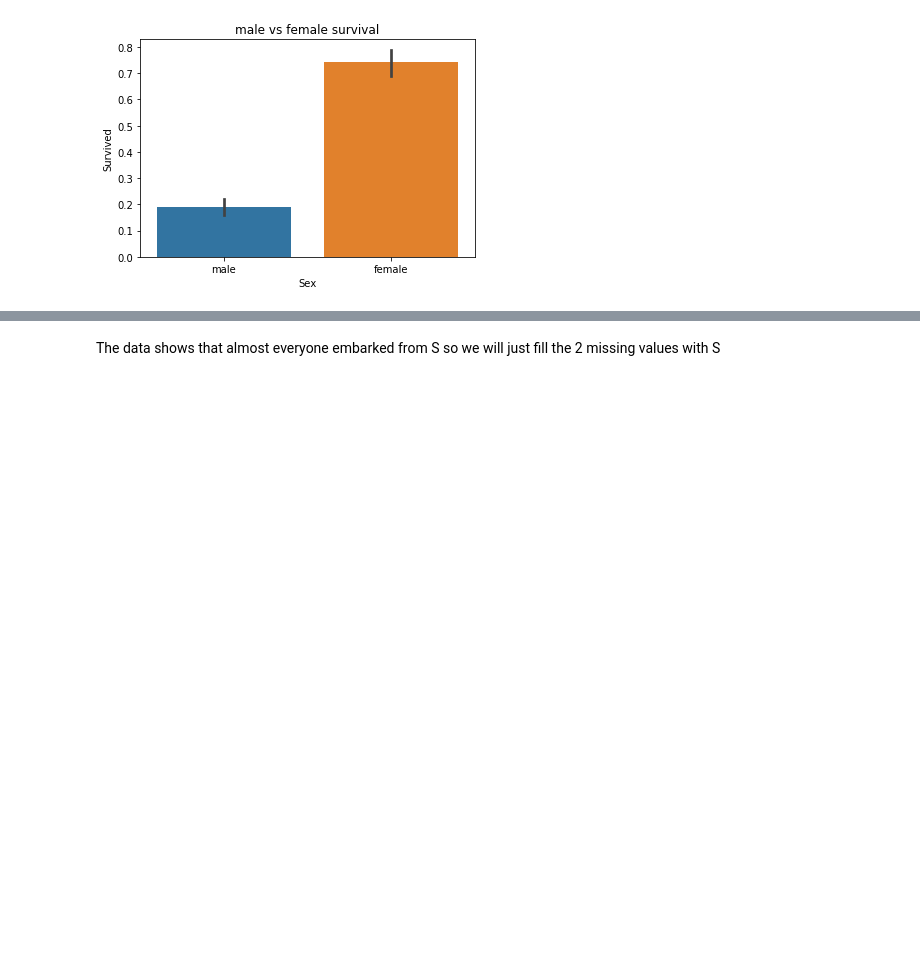
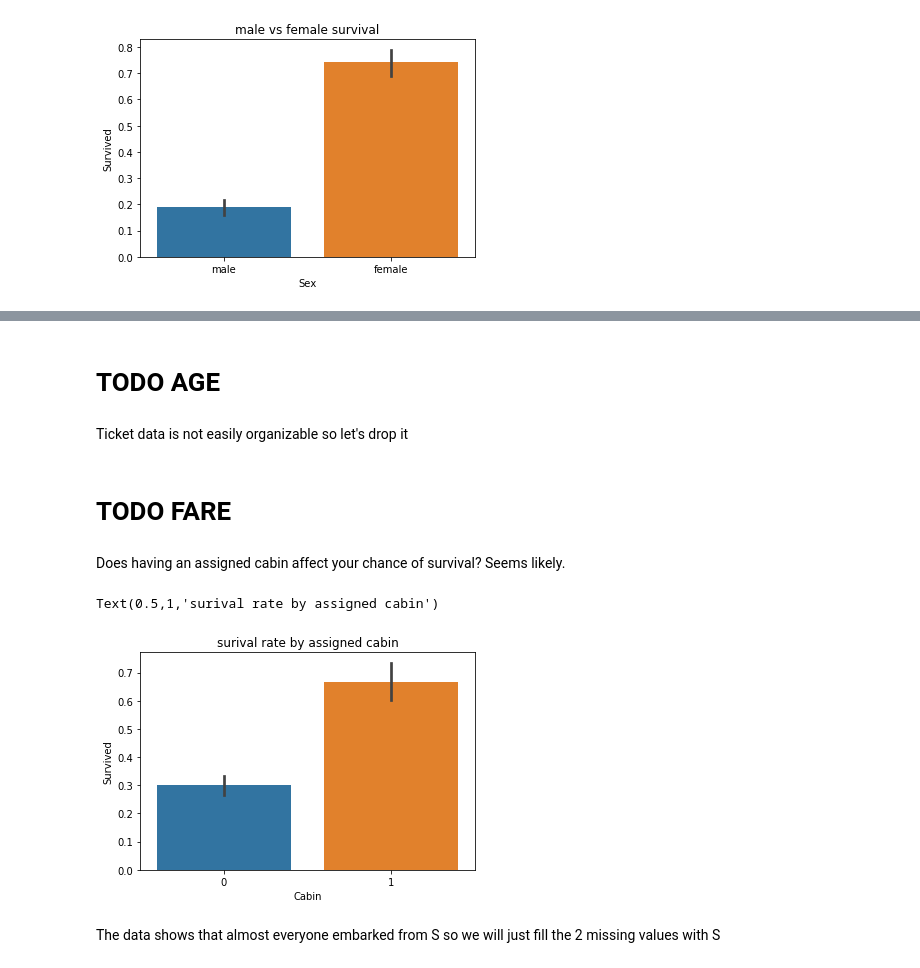
Before and after one commit to aes421/MachineLearning, a Jupyter notebook: Titanic.ipynb, the cells around one changed output, grey strips where cells are left out. Drawn from its saved outputs; the diff is of its cells as text; code cells hidden in the pictures; blank space fills up the shorter version.

```diff
--- a/Titanic.ipynb
+++ b/Titanic.ipynb
@@ -53,0 +94,4 @@ Text(0.5,1,'male vs female survival')
+# %% [markdown]
+# TODO AGE
+# %% [markdown]
+Ticket data is not easily organizable so let's drop it
@@ -54,3 +100,13 @@ Text(0.5,1,'male vs female survival')
+# %% [markdown]
+# TODO FARE
+# %% [markdown]
+Does having an assigned cabin affect your chance of survival? Seems likely.
+# %%
+data["Cabin"] = data["Cabin"].notnull().astype('int')
+sns.barplot("Cabin", "Survived", data=data).set_title("surival rate by assigned cabin")
+# %% [output]
+Text(0.5,1,'surival rate by assigned cabin')
+[figure, added]
 # %% [markdown]
 The data shows that almost everyone embarked from S so we will just fill the 2 missing values with S
 # %%
```
Also changed, not shown: parts of 14 cells of this notebook.
